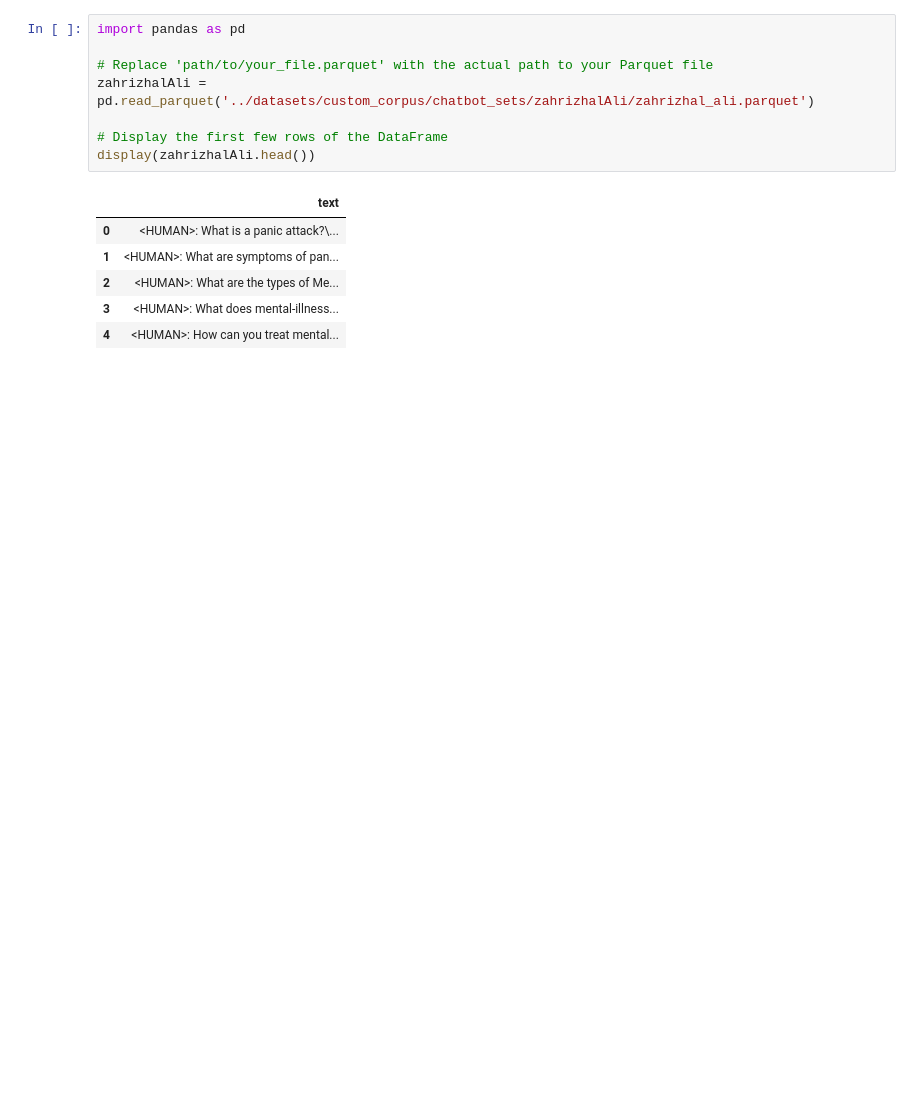
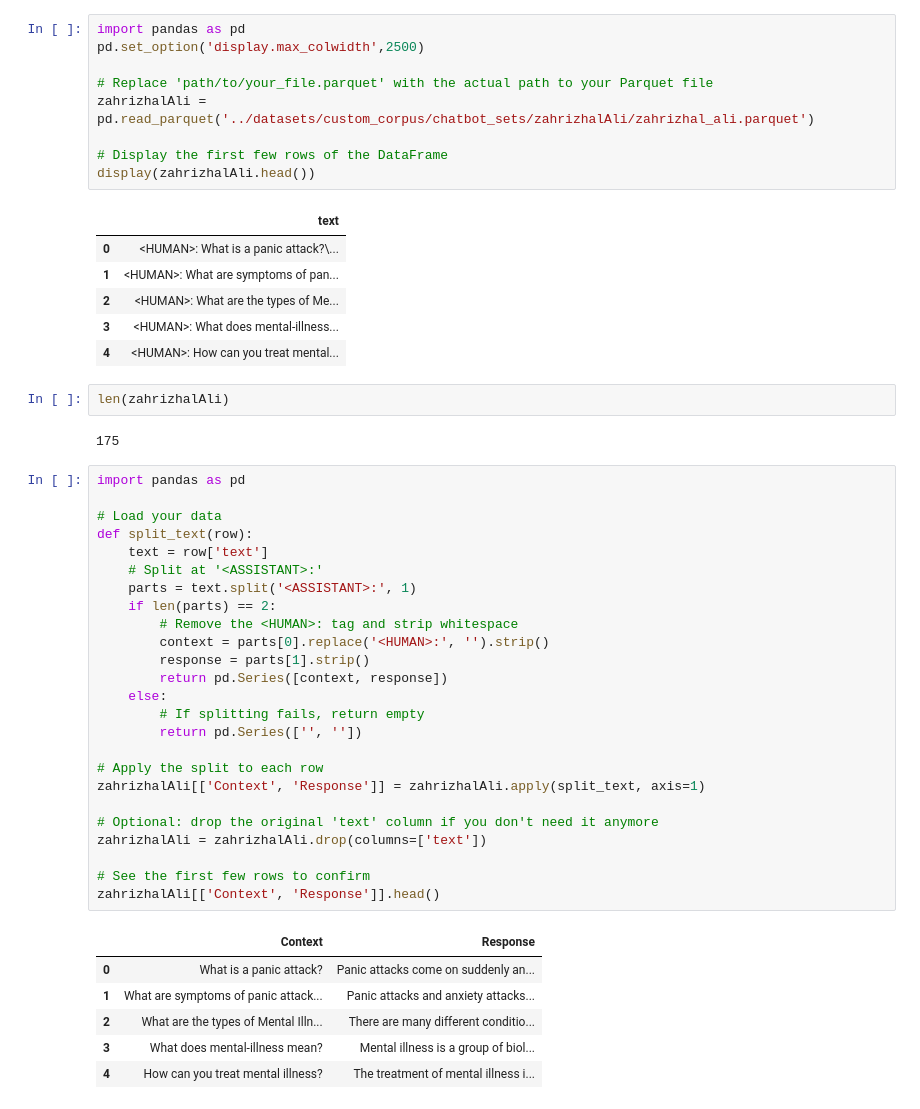
Before and after one commit to Dantoro/project_therapy, a Jupyter notebook: project_notebooks/mental_health_chat_data.ipynb, the cells around one changed output. Cells and saved outputs as stored; diff of their text form; blank space fills up the shorter version.

```diff
--- a/project_notebooks/mental_health_chat_data.ipynb
+++ b/project_notebooks/mental_health_chat_data.ipynb
@@ -636,6 +636,7 @@ We still need 6512 more conversations to reach our goal.
 # Time to read in the ZahrizhalAli
 # %%
 import pandas as pd
+pd.set_option('display.max_colwidth',2500)
 
 # Replace 'path/to/your_file.parquet' with the actual path to your Parquet file
 zahrizhalAli = pd.read_parquet('../datasets/custom_corpus/chatbot_sets/zahrizhalAli/zahrizhal_ali.parquet')
@@ -649,3 +650,39 @@ display(zahrizhalAli.head())
 | 2 | <HUMAN>: What are the types of Me... |
 | 3 | <HUMAN>: What does mental-illness... |
 | 4 | <HUMAN>: How can you treat mental... |
+# %%
+len(zahrizhalAli)
+# %% [output]
+175
+# %%
+import pandas as pd
+
+# Load your data
+def split_text(row):
+    text = row['text']
+    # Split at '<ASSISTANT>:'
+    parts = text.split('<ASSISTANT>:', 1)
+    if len(parts) == 2:
+        # Remove the <HUMAN>: tag and strip whitespace
+        context = parts[0].replace('<HUMAN>:', '').strip()
+        response = parts[1].strip()
+        return pd.Series([context, response])
+    else:
+        # If splitting fails, return empty
+        return pd.Series(['', ''])
+
+# Apply the split to each row
+zahrizhalAli[['Context', 'Response']] = zahrizhalAli.apply(split_text, axis=1)
+
+# Optional: drop the original 'text' column if you don't need it anymore
+zahrizhalAli = zahrizhalAli.drop(columns=['text'])
+
+# See the first few rows to confirm
+zahrizhalAli[['Context', 'Response']].head()
+# %% [output]
+|  | Context | Response |
+| 0 | What is a panic attack? | Panic attacks come on suddenly an... |
+| 1 | What are symptoms of panic attack... | Panic attacks and anxiety attacks... |
+| 2 | What are the types of Mental Illn... | There are many different conditio... |
+| 3 | What does mental-illness mean? | Mental illness is a group of biol... |
+| 4 | How can you treat mental illness? | The treatment of mental illness i... |
```
Also changed, not shown: parts of 7 cells of this notebook, 3 other files.
